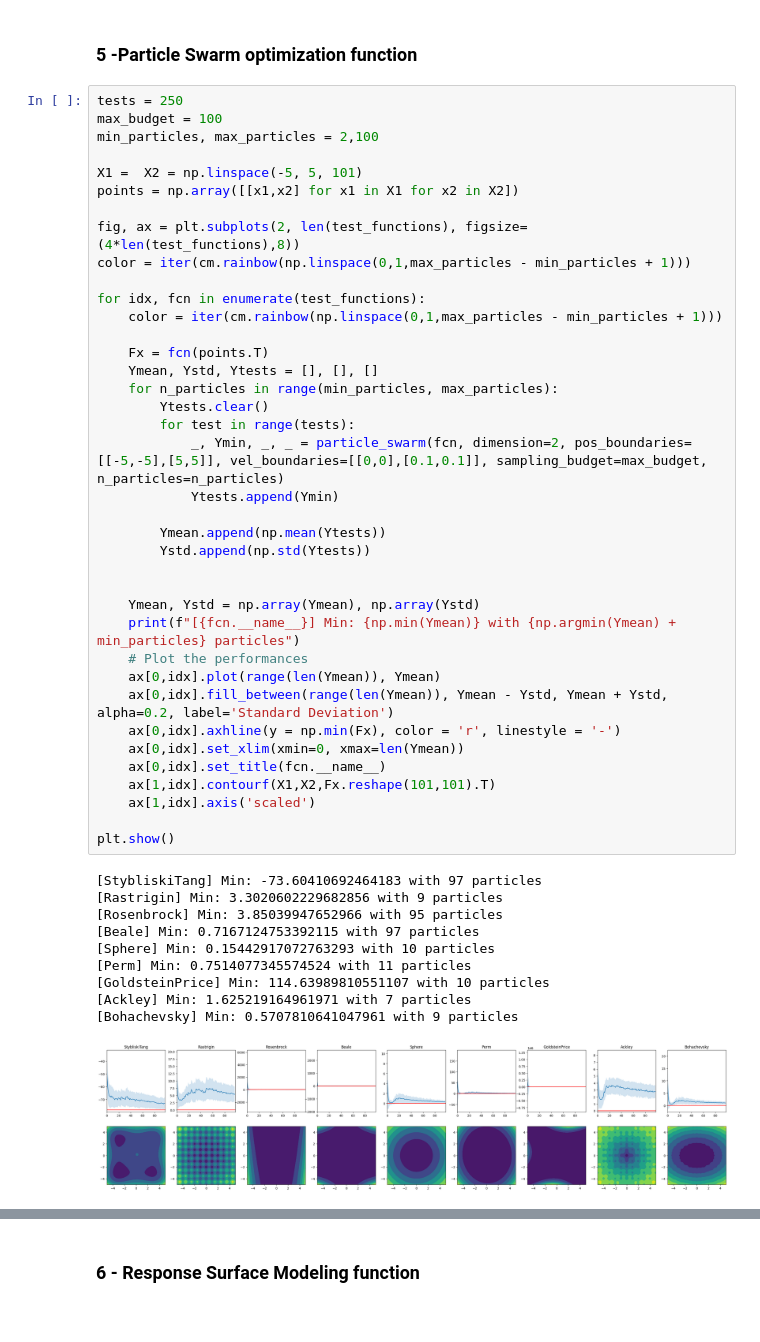
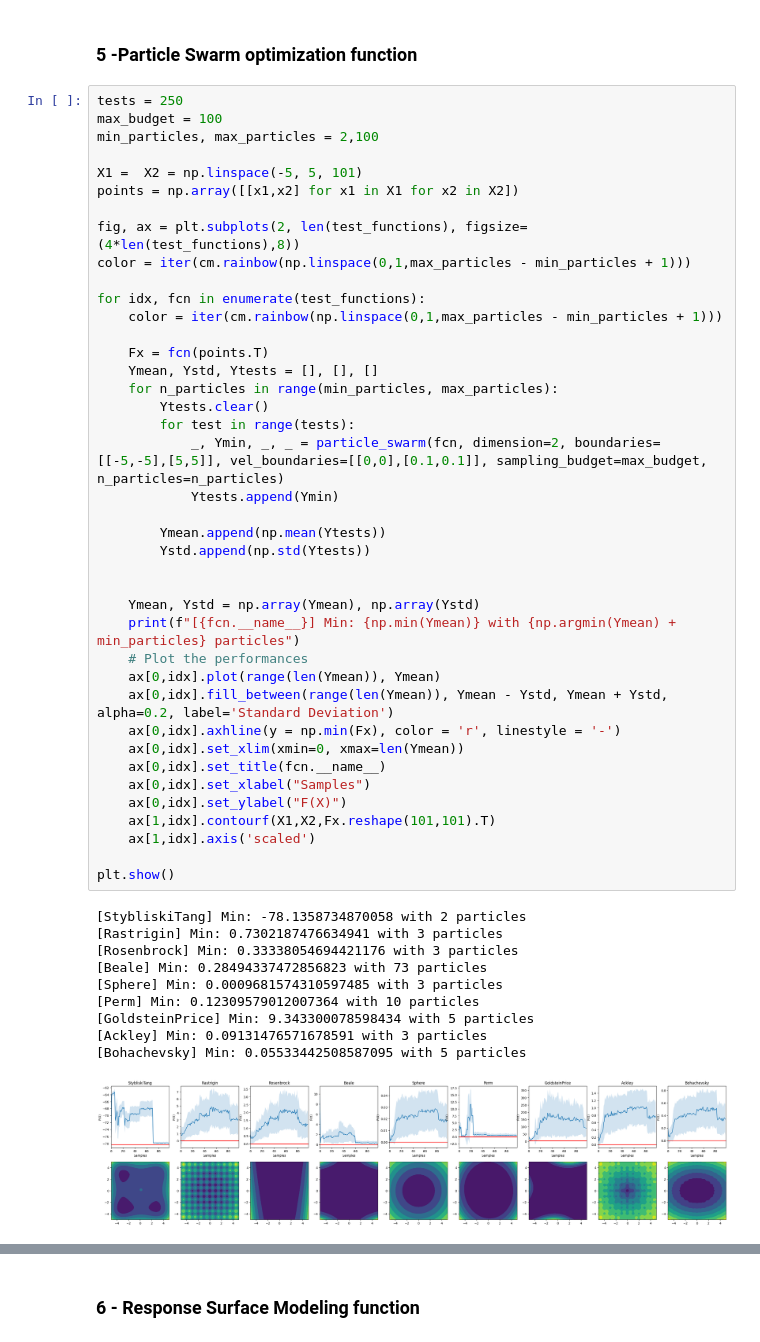
Before and after one commit to oselin/algorithm_development, a Jupyter notebook: performance_analysis.ipynb, the cells around one changed output, grey strips where cells are left out. Cells and saved outputs as stored; diff of their text form.

Commit message:
New tests, better graphs

```diff
--- a/performance_analysis.ipynb
+++ b/performance_analysis.ipynb
@@ -202,44 +202,46 @@ points = np.array([[x1,x2] for x1 in X1 for x2 in X2])
 fig, ax = plt.subplots(2, len(test_functions), figsize=(4*len(test_functions),8))
 color = iter(cm.rainbow(np.linspace(0,1,max_particles - min_particles + 1)))
 
 for idx, fcn in enumerate(test_functions):
     color = iter(cm.rainbow(np.linspace(0,1,max_particles - min_particles + 1)))
 
     Fx = fcn(points.T)
     Ymean, Ystd, Ytests = [], [], []
     for n_particles in range(min_particles, max_particles):
         Ytests.clear()
         for test in range(tests):
-            _, Ymin, _, _ = particle_swarm(fcn, dimension=2, pos_boundaries=[[-5,-5],[5,5]], vel_boundaries=[[0,0],[0.1,0.1]], sampling_budget=max_budget, n_particles=n_particles)
+            _, Ymin, _, _ = particle_swarm(fcn, dimension=2, boundaries=[[-5,-5],[5,5]], vel_boundaries=[[0,0],[0.1,0.1]], sampling_budget=max_budget, n_particles=n_particles)
             Ytests.append(Ymin)
 
         Ymean.append(np.mean(Ytests))
         Ystd.append(np.std(Ytests))
 
 
     Ymean, Ystd = np.array(Ymean), np.array(Ystd)
     print(f"[{fcn.__name__}] Min: {np.min(Ymean)} with {np.argmin(Ymean) + min_particles} particles")
     # Plot the performances
     ax[0,idx].plot(range(len(Ymean)), Ymean)
     ax[0,idx].fill_between(range(len(Ymean)), Ymean - Ystd, Ymean + Ystd, alpha=0.2, label='Standard Deviation')
     ax[0,idx].axhline(y = np.min(Fx), color = 'r', linestyle = '-')
     ax[0,idx].set_xlim(xmin=0, xmax=len(Ymean))
     ax[0,idx].set_title(fcn.__name__)
+    ax[0,idx].set_xlabel("Samples")
+    ax[0,idx].set_ylabel("F(X)")
     ax[1,idx].contourf(X1,X2,Fx.reshape(101,101).T)
     ax[1,idx].axis('scaled')
 
 plt.show()
 # %% [output]
-[StybliskiTang] Min: -73.60410692464183 with 97 particles
-[Rastrigin] Min: 3.3020602229682856 with 9 particles
-[Rosenbrock] Min: 3.85039947652966 with 95 particles
-[Beale] Min: 0.7167124753392115 with 97 particles
-[Sphere] Min: 0.15442917072763293 with 10 particles
-[Perm] Min: 0.7514077345574524 with 11 particles
-[GoldsteinPrice] Min: 114.63989810551107 with 10 particles
-[Ackley] Min: 1.625219164961971 with 7 particles
-[Bohachevsky] Min: 0.5707810641047961 with 9 particles
+[StybliskiTang] Min: -78.1358734870058 with 2 particles
+[Rastrigin] Min: 0.7302187476634941 with 3 particles
+[Rosenbrock] Min: 0.33338054694421176 with 3 particles
+[Beale] Min: 0.28494337472856823 with 73 particles
+[Sphere] Min: 0.0009681574310597485 with 3 particles
+[Perm] Min: 0.12309579012007364 with 10 particles
+[GoldsteinPrice] Min: 9.343300078598434 with 5 particles
+[Ackley] Min: 0.09131476571678591 with 3 particles
+[Bohachevsky] Min: 0.05533442508587095 with 5 particles
-[figure, old version]
+[figure, new version]
 # %%
 tests = 250
 budgets = np.linspace(10,100,18, dtype=int)
```
Also changed, not shown: parts of 1 cell of this notebook, 14 other files.
